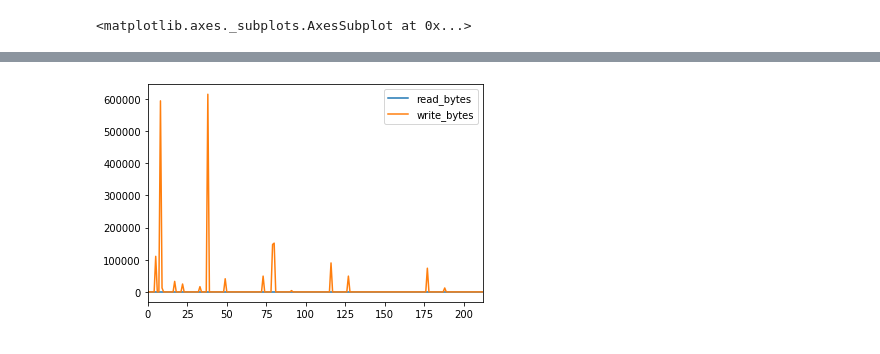
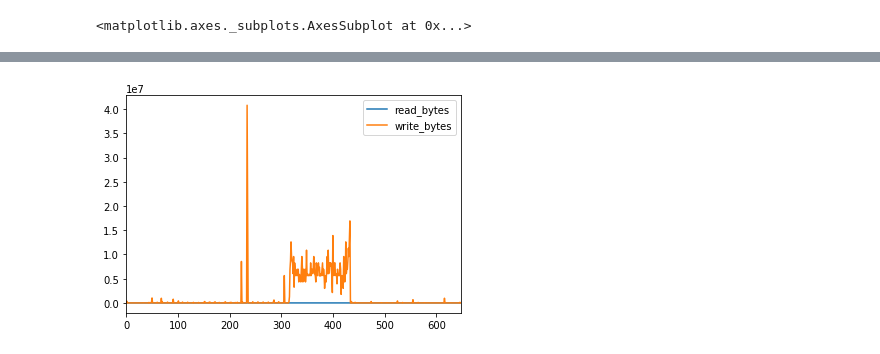
Before and after one commit to ronaldnoronha/SocketStreamingKMeansExperiment, a Jupyter notebook: analyseResults.ipynb, the cells around one changed output, grey strips where cells are left out. Saved outputs shown, nothing was run; the diff lists cells and outputs as text; code cells hidden in the pictures.

```diff
--- a/analyseResults.ipynb
+++ b/analyseResults.ipynb
@@ -0,0 +1,18 @@
+# %%
+import matplotlib.pyplot as plt
+import numpy as np
+import pandas as pd
+from datetime import datetime
+
+path = 'results/4_4_300000_2g_1_3'
+
+# Start and Stop times for Spark Application
+with open(path+'/logSpark.txt','r') as f:
+    line = f.readline()
+    while line:
+        if line.startswith('Application started at: '):
+            startTime = datetime.strptime(line.strip('Application started at: ').rstrip(),'%H:%M:%S.%f').time()
+        if line.startswith('Application stopped at: '):
+            stopTime = datetime.strptime(line.strip('Application stopped at: ').rstrip(),'%H:%M:%S.%f').time()
+            break
+        line = f.readline()
@@ -1,11 +451,5 @@
 # %%
-import matplotlib.pyplot as plt
-import numpy as np
-import pandas as pd
-from datetime import datetime
-
-
-with open('./log_kafka.csv','r') as f:
+with open(path+'/log_slave3.csv','r') as f:
     line = f.readline()
     timestamp = []
     cpu = []
@@ -99 +543 @@ kafkaDF9.plot()
-[figure, old version]
+[figure, new version]
```
Also changed, not shown: parts of 11 cells of this notebook, 23 other files.
